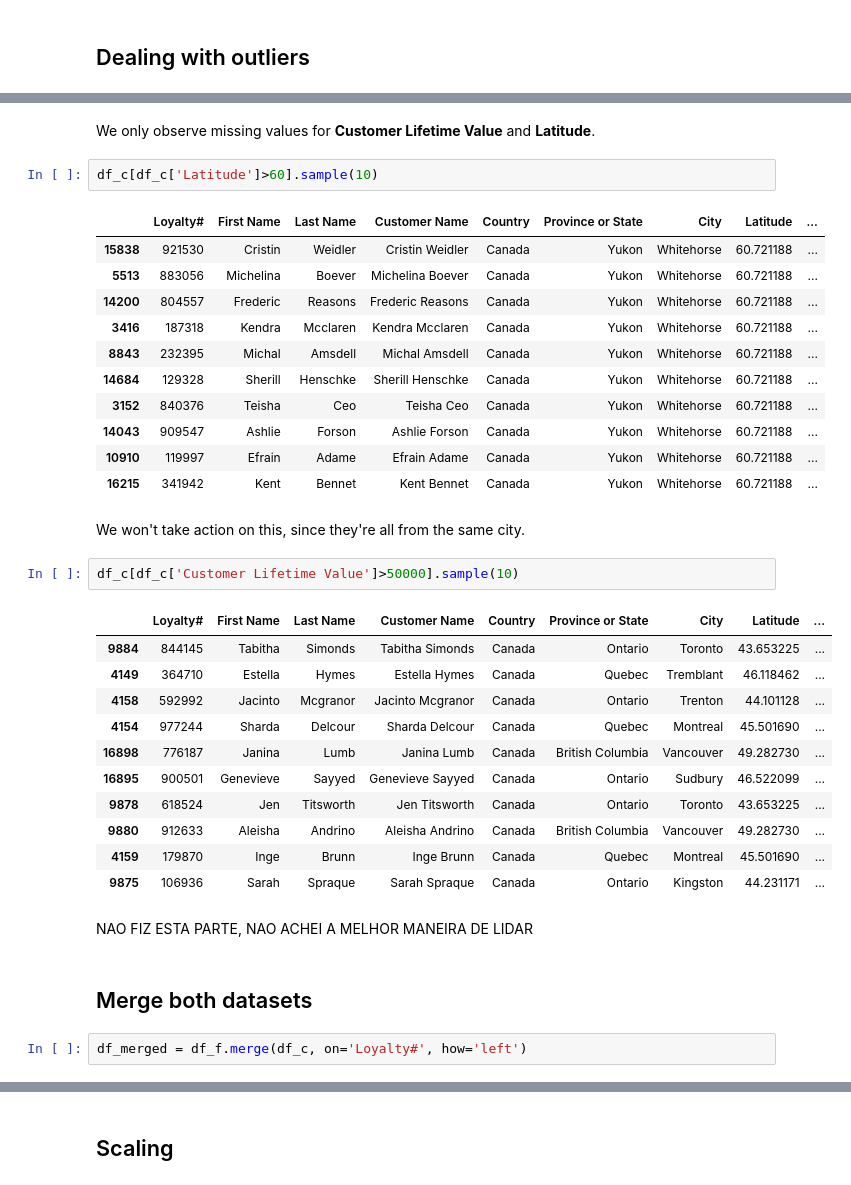
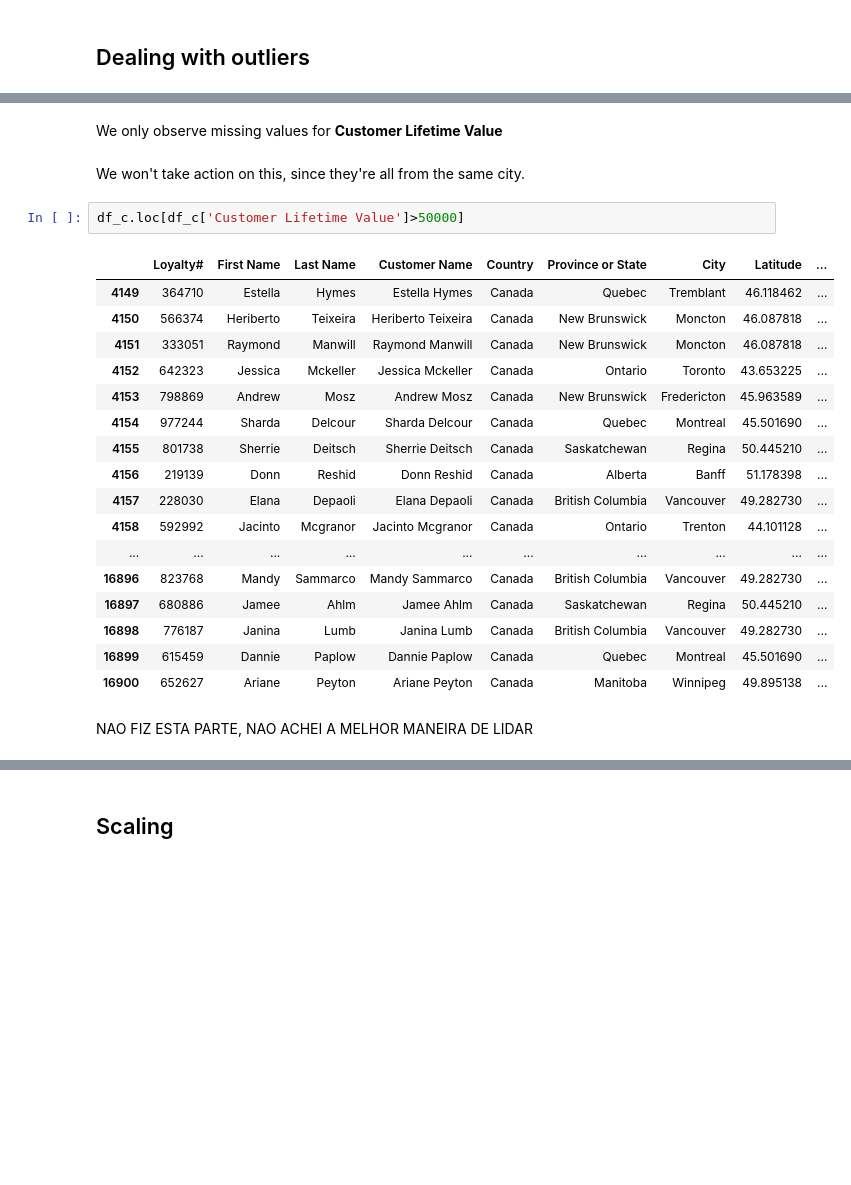
Before and after one commit to fjmartins17/DM_GROUP19_2526, a Jupyter notebook: Group19_Clustering_Code.ipynb, the cells around one changed output, grey strips where cells are left out. Drawn from its saved outputs; the diff is of its cells as text; blank space fills up the shorter version.

```diff
--- a/Group19_Clustering_Code.ipynb
+++ b/Group19_Clustering_Code.ipynb
@@ -443,38 +449,26 @@ Column: Days_sub - % of Outliers: 0.00%
 # %% [markdown]
-We only observe missing values for **Customer Lifetime Value** and **Latitude**.
+We only observe missing values for **Customer Lifetime Value**
-# %%
-df_c[df_c['Latitude']>60].sample(10)
-# %% [output]
-|  | Loyalty# | First Name | Last Name | Customer Name | Country | Province or State | City | Latitude | ... |
-| 15838 | 921530 | Cristin | Weidler | Cristin Weidler | Canada | Yukon | Whitehorse | 60.721188 | ... |
-| 5513 | 883056 | Michelina | Boever | Michelina Boever | Canada | Yukon | Whitehorse | 60.721188 | ... |
-| 14200 | 804557 | Frederic | Reasons | Frederic Reasons | Canada | Yukon | Whitehorse | 60.721188 | ... |
-| 3416 | 187318 | Kendra | Mcclaren | Kendra Mcclaren | Canada | Yukon | Whitehorse | 60.721188 | ... |
-| 8843 | 232395 | Michal | Amsdell | Michal Amsdell | Canada | Yukon | Whitehorse | 60.721188 | ... |
-| 14684 | 129328 | Sherill | Henschke | Sherill Henschke | Canada | Yukon | Whitehorse | 60.721188 | ... |
-| 3152 | 840376 | Teisha | Ceo | Teisha Ceo | Canada | Yukon | Whitehorse | 60.721188 | ... |
-| 14043 | 909547 | Ashlie | Forson | Ashlie Forson | Canada | Yukon | Whitehorse | 60.721188 | ... |
-| 10910 | 119997 | Efrain | Adame | Efrain Adame | Canada | Yukon | Whitehorse | 60.721188 | ... |
-| 16215 | 341942 | Kent | Bennet | Kent Bennet | Canada | Yukon | Whitehorse | 60.721188 | ... |
 # %% [markdown]
 We won't take action on this, since they're all from the same city.
 # %%
-df_c[df_c['Customer Lifetime Value']>50000].sample(10)
+df_c.loc[df_c['Customer Lifetime Value']>50000]
 # %% [output]
 |  | Loyalty# | First Name | Last Name | Customer Name | Country | Province or State | City | Latitude | ... |
-| 9884 | 844145 | Tabitha | Simonds | Tabitha Simonds | Canada | Ontario | Toronto | 43.653225 | ... |
 | 4149 | 364710 | Estella | Hymes | Estella Hymes | Canada | Quebec | Tremblant | 46.118462 | ... |
+| 4150 | 566374 | Heriberto | Teixeira | Heriberto Teixeira | Canada | New Brunswick | Moncton | 46.087818 | ... |
+| 4151 | 333051 | Raymond | Manwill | Raymond Manwill | Canada | New Brunswick | Moncton | 46.087818 | ... |
+| 4152 | 642323 | Jessica | Mckeller | Jessica Mckeller | Canada | Ontario | Toronto | 43.653225 | ... |
+| 4153 | 798869 | Andrew | Mosz | Andrew Mosz | Canada | New Brunswick | Fredericton | 45.963589 | ... |
+| 4154 | 977244 | Sharda | Delcour | Sharda Delcour | Canada | Quebec | Montreal | 45.501690 | ... |
+| 4155 | 801738 | Sherrie | Deitsch | Sherrie Deitsch | Canada | Saskatchewan | Regina | 50.445210 | ... |
+| 4156 | 219139 | Donn | Reshid | Donn Reshid | Canada | Alberta | Banff | 51.178398 | ... |
+| 4157 | 228030 | Elana | Depaoli | Elana Depaoli | Canada | British Columbia | Vancouver | 49.282730 | ... |
 | 4158 | 592992 | Jacinto | Mcgranor | Jacinto Mcgranor | Canada | Ontario | Trenton | 44.101128 | ... |
-| 4154 | 977244 | Sharda | Delcour | Sharda Delcour | Canada | Quebec | Montreal | 45.501690 | ... |
+| ... | ... | ... | ... | ... | ... | ... | ... | ... | ... |
+| 16896 | 823768 | Mandy | Sammarco | Mandy Sammarco | Canada | British Columbia | Vancouver | 49.282730 | ... |
+| 16897 | 680886 | Jamee | Ahlm | Jamee Ahlm | Canada | Saskatchewan | Regina | 50.445210 | ... |
 | 16898 | 776187 | Janina | Lumb | Janina Lumb | Canada | British Columbia | Vancouver | 49.282730 | ... |
-| 16895 | 900501 | Genevieve | Sayyed | Genevieve Sayyed | Canada | Ontario | Sudbury | 46.522099 | ... |
-| 9878 | 618524 | Jen | Titsworth | Jen Titsworth | Canada | Ontario | Toronto | 43.653225 | ... |
-| 9880 | 912633 | Aleisha | Andrino | Aleisha Andrino | Canada | British Columbia | Vancouver | 49.282730 | ... |
-| 4159 | 179870 | Inge | Brunn | Inge Brunn | Canada | Quebec | Montreal | 45.501690 | ... |
-| 9875 | 106936 | Sarah | Spraque | Sarah Spraque | Canada | Ontario | Kingston | 44.231171 | ... |
+| 16899 | 615459 | Dannie | Paplow | Dannie Paplow | Canada | Quebec | Montreal | 45.501690 | ... |
+| 16900 | 652627 | Ariane | Peyton | Ariane Peyton | Canada | Manitoba | Winnipeg | 49.895138 | ... |
 # %% [markdown]
 NAO FIZ ESTA PARTE, NAO ACHEI A MELHOR MANEIRA DE LIDAR
-# %% [markdown]
-## Merge both datasets
-# %%
-df_merged = df_f.merge(df_c, on='Loyalty#', how='left')
```
Also changed, not shown: parts of 48 cells of this notebook.
